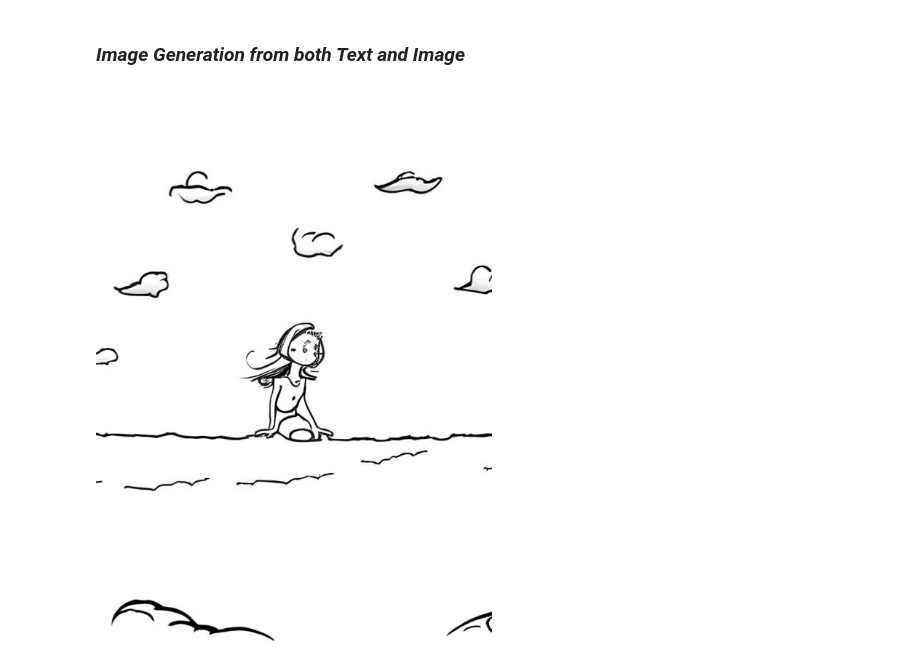
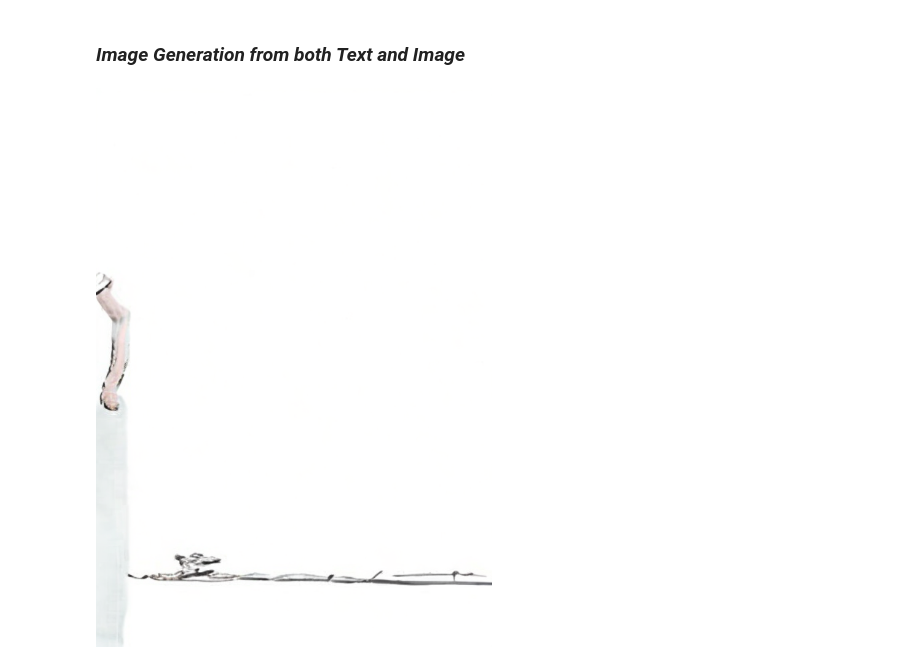
Before and after one commit to jkchandalia/nlpower, a Jupyter notebook: notebooks/4.0 Generative_AI.ipynb, the cells around one changed output. Saved outputs shown, nothing was run; the diff lists cells and outputs as text; code cells hidden in the pictures.

Commit message:
Experiment with conditioning image

```diff
--- a/notebooks/4.0 Generative_AI.ipynb
+++ b/notebooks/4.0 Generative_AI.ipynb
@@ -235,9 +236,9 @@ prompt = "a black and white cartoon of girl diving off a cliff in the style of s
 # %% [markdown]
 ### *Image Generation from both Text and Image*
 # %%
-images = pipe(prompt=prompt, image=init_image, strength=0.75, guidance_scale=7.5).images
+images = pipe(prompt=prompt, image=init_image, strength=.9, guidance_scale=1).images
 #images[0].save("fantasy_landscape.png")
 
 images[0]
 # %% [output]
-[figure, old version]
+[figure, new version]
```
Also changed, not shown: parts of 2 cells of this notebook.
